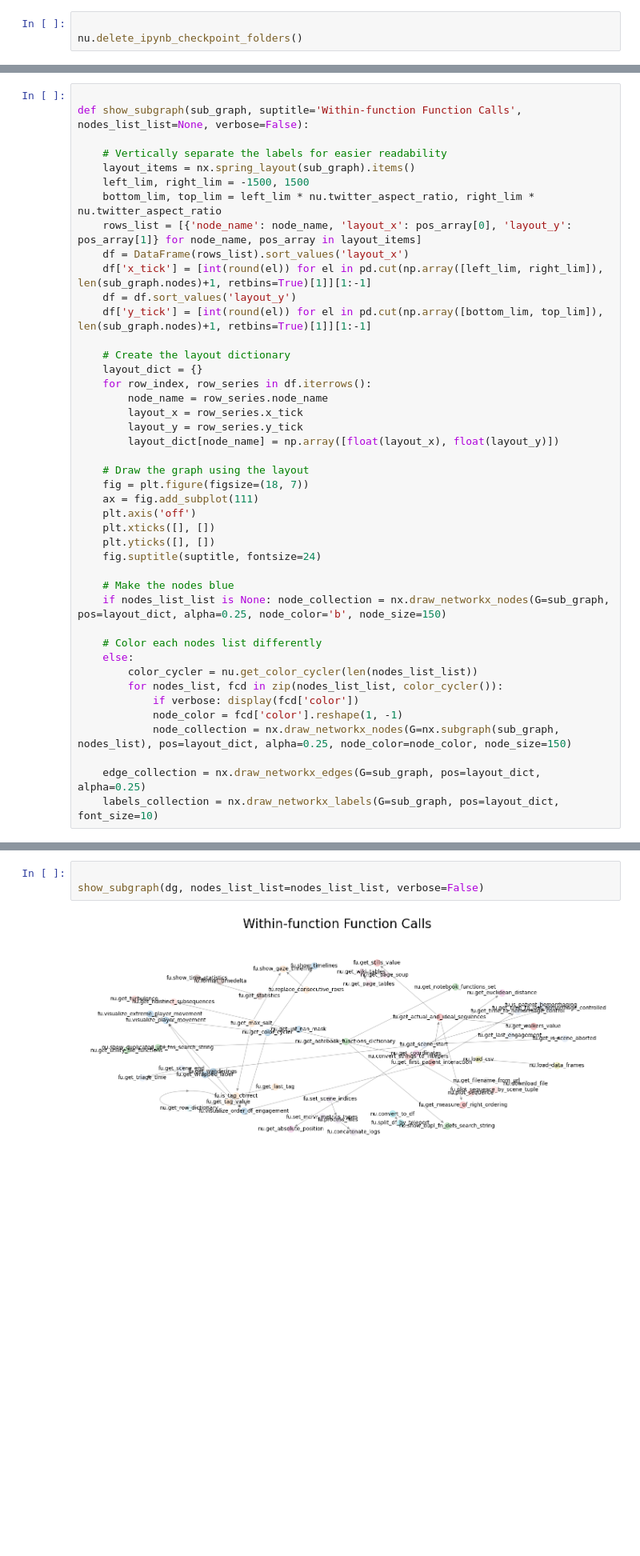
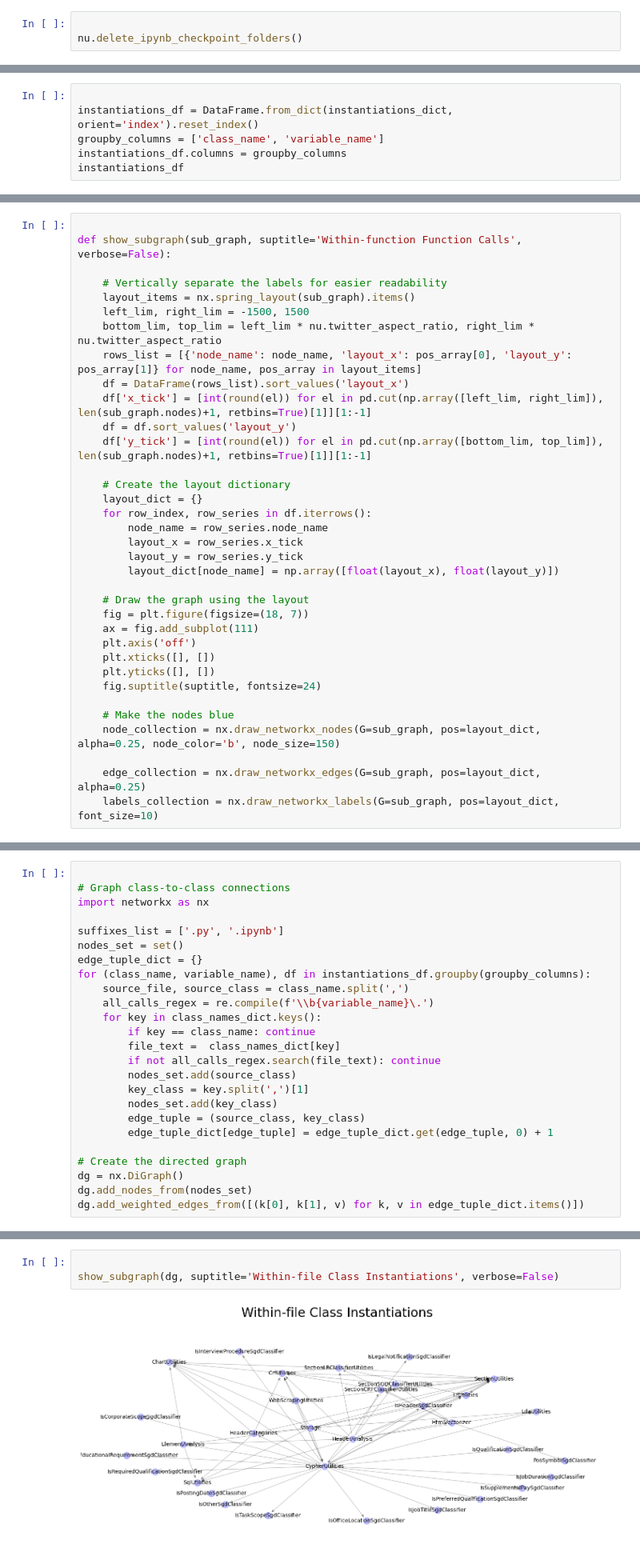
Before and after one commit to dbabbitt/job-hunting, a Jupyter notebook: maintenance/Analyze Util Function Usage.ipynb, the cells around one changed output, grey strips where cells are left out. Shown at 80% size. Drawn from its saved outputs; the diff is of its cells as text; blank space fills up the shorter version.

Commit message:
Get the list of files with our classes in them

```diff
--- a/maintenance/Analyze Util Function Usage.ipynb
+++ b/maintenance/Analyze Util Function Usage.ipynb
@@ -80,0 +94,6 @@ dg.add_weighted_edges_from([(k[0], k[1], v) for k, v in edge_tuple_dict.items()]
+# %%
+
+instantiations_df = DataFrame.from_dict(instantiations_dict, orient='index').reset_index()
+groupby_columns = ['class_name', 'variable_name']
+instantiations_df.columns = groupby_columns
+instantiations_df
@@ -81,6 +118,6 @@ dg.add_weighted_edges_from([(k[0], k[1], v) for k, v in edge_tuple_dict.items()]
 # %%
 
-def show_subgraph(sub_graph, suptitle='Within-function Function Calls', nodes_list_list=None, verbose=False):
+def show_subgraph(sub_graph, suptitle='Within-function Function Calls', verbose=False):
 
     # Vertically separate the labels for easier readability
     layout_items = nx.spring_layout(sub_graph).items()
@@ -109,15 +146,7 @@ def show_subgraph(sub_graph, suptitle='Within-function Function Calls', nodes_li
     fig.suptitle(suptitle, fontsize=24)
 
     # Make the nodes blue
-    if nodes_list_list is None: node_collection = nx.draw_networkx_nodes(G=sub_graph, pos=layout_dict, alpha=0.25, node_color='b', node_size=150)
-
-    # Color each nodes list differently
-    else:
-        color_cycler = nu.get_color_cycler(len(nodes_list_list))
-        for nodes_list, fcd in zip(nodes_list_list, color_cycler()):
-            if verbose: display(fcd['color'])
-            node_color = fcd['color'].reshape(1, -1)
-            node_collection = nx.draw_networkx_nodes(G=nx.subgraph(sub_graph, nodes_list), pos=layout_dict, alpha=0.25, node_color=node_color, node_size=150)
+    node_collection = nx.draw_networkx_nodes(G=sub_graph, pos=layout_dict, alpha=0.25, node_color='b', node_size=150)
 
     edge_collection = nx.draw_networkx_edges(G=sub_graph, pos=layout_dict, alpha=0.25)
     labels_collection = nx.draw_networkx_labels(G=sub_graph, pos=layout_dict, font_size=10)
@@ -129,0 +153,25 @@ nodes_list_list = sorted(map(sorted, next_level_communities), key=lambda x: len(
+# %%
+
+# Graph class-to-class connections
+import networkx as nx
+
+suffixes_list = ['.py', '.ipynb']
+nodes_set = set()
+edge_tuple_dict = {}
+for (class_name, variable_name), df in instantiations_df.groupby(groupby_columns):
+    source_file, source_class = class_name.split(',')
+    all_calls_regex = re.compile(f'\\b{variable_name}\.')
+    for key in class_names_dict.keys():
+        if key == class_name: continue
+        file_text =  class_names_dict[key]
+        if not all_calls_regex.search(file_text): continue
+        nodes_set.add(source_class)
+        key_class = key.split(',')[1]
+        nodes_set.add(key_class)
+        edge_tuple = (source_class, key_class)
+        edge_tuple_dict[edge_tuple] = edge_tuple_dict.get(edge_tuple, 0) + 1
+
+# Create the directed graph
+dg = nx.DiGraph()
+dg.add_nodes_from(nodes_set)
+dg.add_weighted_edges_from([(k[0], k[1], v) for k, v in edge_tuple_dict.items()])
@@ -130,5 +183,5 @@ nodes_list_list = sorted(map(sorted, next_level_communities), key=lambda x: len(
 # %%
 
-show_subgraph(dg, nodes_list_list=nodes_list_list, verbose=False)
+show_subgraph(dg, suptitle='Within-file Class Instantiations', verbose=False)
 # %% [output]
-[figure, old version]
+[figure, new version]
```
Also changed, not shown: parts of 13 cells of this notebook.
